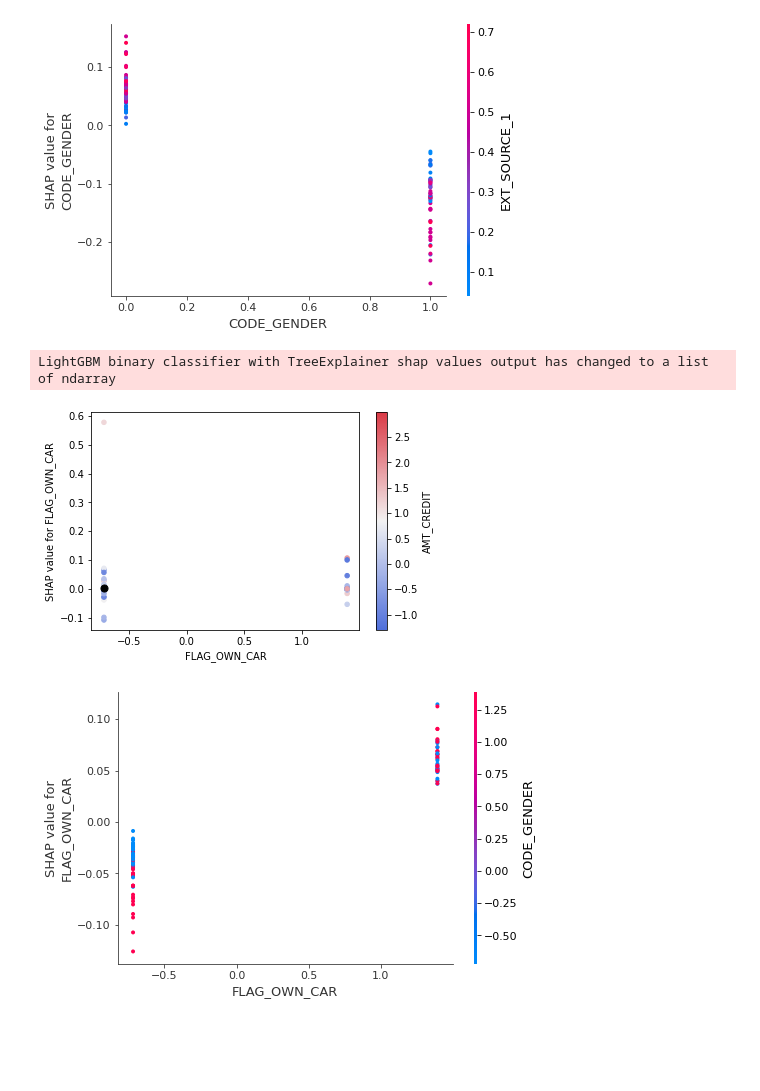
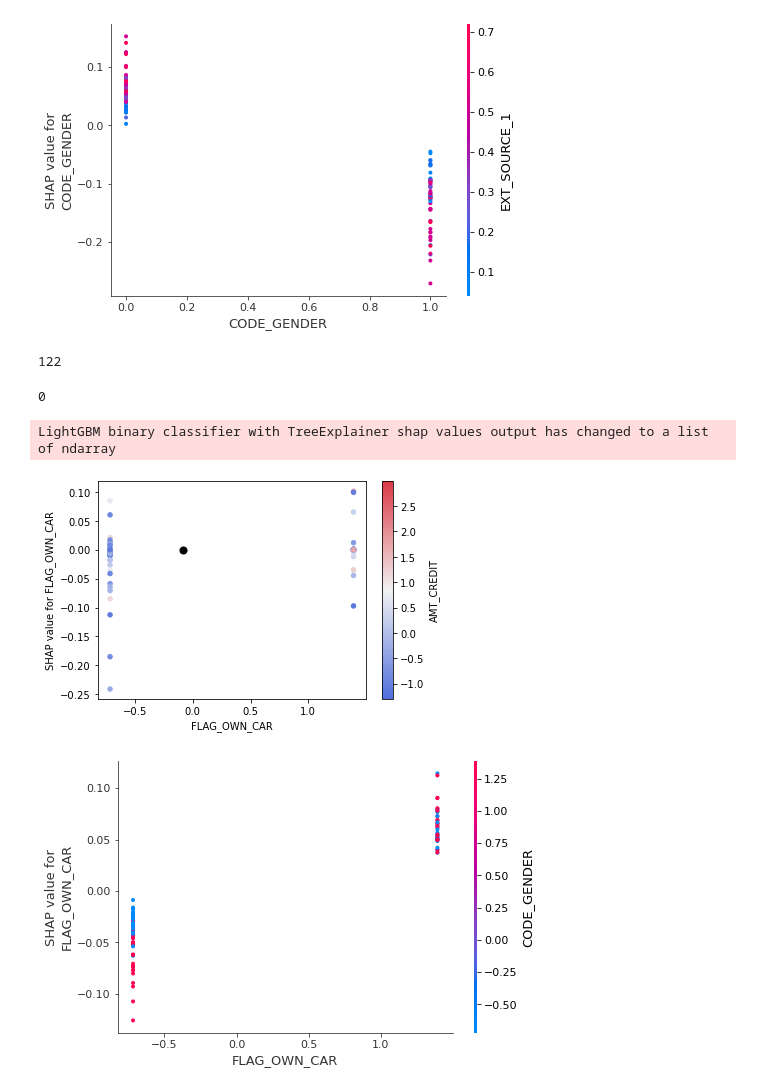
Before and after one commit to CecileLecoublet/Projet_credit, a Jupyter notebook: Dashboard/test.ipynb, the cells around one changed output. Cells and saved outputs as stored; diff of their text form; code cells hidden in the pictures; blank space fills up the shorter version.

```diff
--- a/Dashboard/test.ipynb
+++ b/Dashboard/test.ipynb
@@ -55,21 +55,30 @@ def dep_plt(col, color_by, base_actual_df, base_shap_df, overlay_x, overlay_y):
     plt.show()
 # %%
 pos = X_test_scaled.columns.get_loc("AMT_CREDIT")
+# %%
+len(imp_cols)
+# %% [output]
+122
+# %%
+X_test_scaled[X_test_scaled["SK_ID_CURR"] == 100001].index[0]
+# %% [output]
+0
 # %%
 X_train = X_train_scaled[0:122]
 shap_values_train = explainer.shap_values(X_train)
 j = 0
-for i in range(0, len(imp_cols)):
-    #plot the top var and color by the 2nd var
-    if i == 0 :
-        dep_plt("FLAG_OWN_CAR", "AMT_CREDIT",
-        X_train,
-        shap_values_train[0][i],
-        X_test_scaled.iloc[j,:][imp_cols[i]],
-        shap_values[0][pos][i])
+
+i = 100
+#plot the top var and color by the 2nd var
+
+dep_plt("FLAG_OWN_CAR", "AMT_CREDIT",
+X_train,
+shap_values_train[0][i],
+X_test_scaled.iloc[j,:][imp_cols[i]],
+shap_values[0][pos][i])
 # %% [output]
 LightGBM binary classifier with TreeExplainer shap values output has changed to a list of ndarray
-[figure, old version]
+[figure, new version]
 # %%
 shap.dependence_plot("FLAG_OWN_CAR", shap_values[0], X_test_scaled)
 # %% [output]
```
Also changed, not shown: 2 other files.
